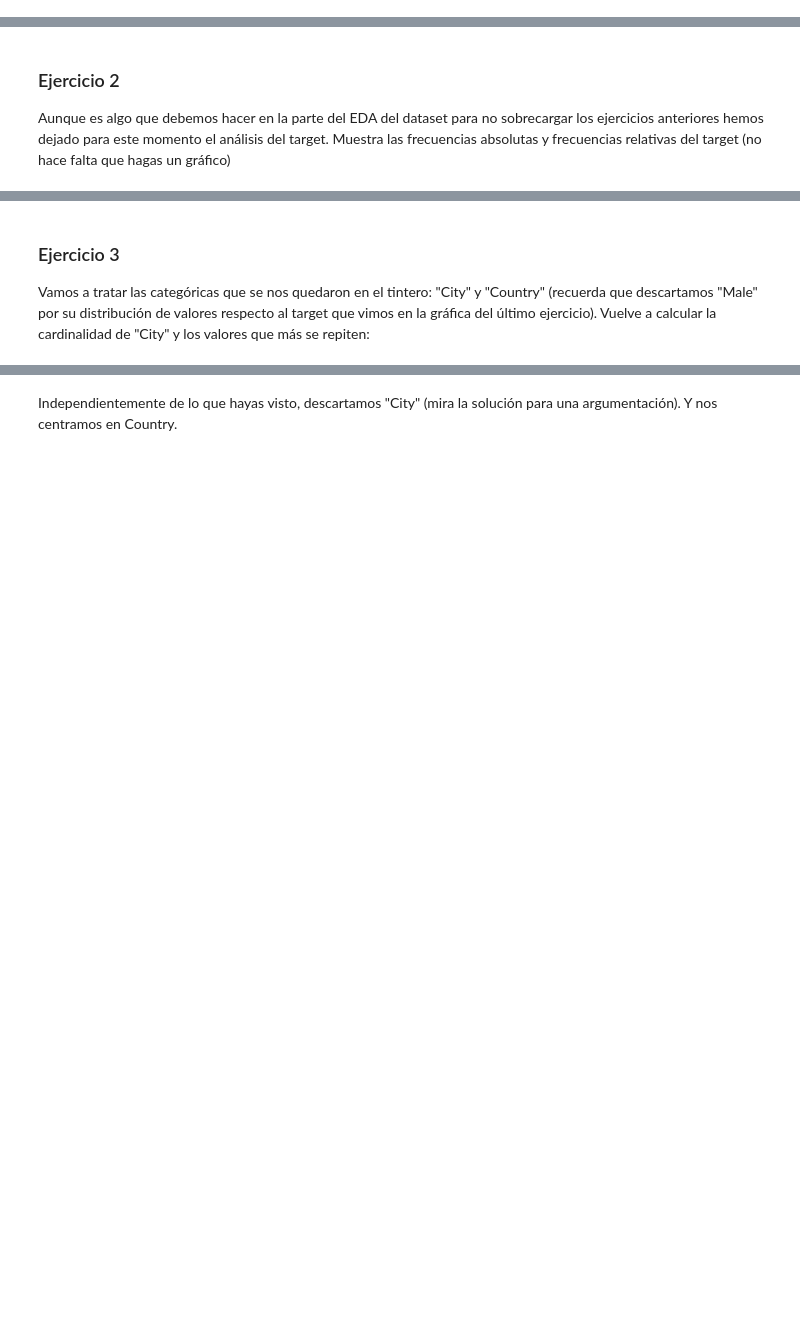
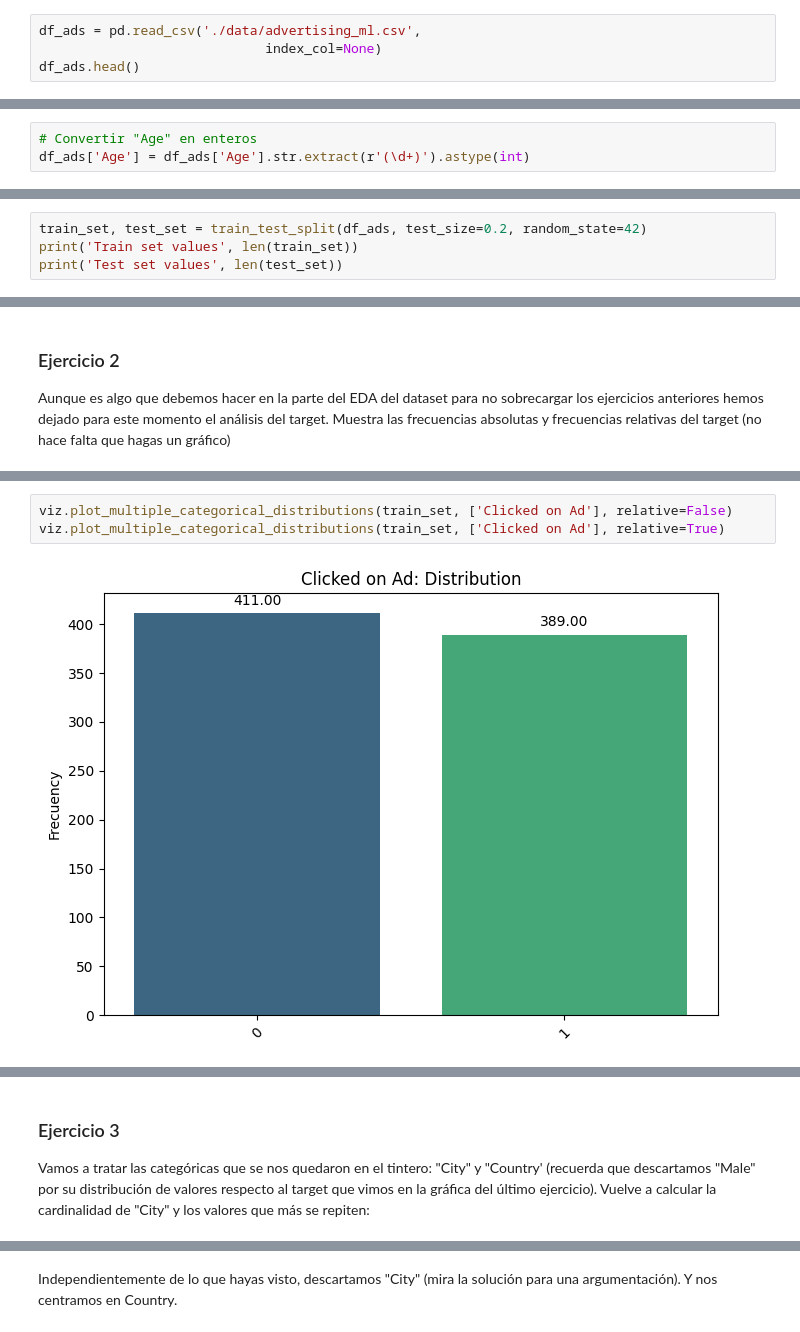
Before and after one commit to elecomexp/ONLINE_DS_THEBRIDGE_2024, a Jupyter notebook: 05_Machine_Learning/S11_Intro_ML/U02_Intro_ML/Ejercicios_Workout/14_Ejercicios_Features.ipynb, the cells around one changed output, grey strips where cells are left out. Drawn from its saved outputs; the diff is of its cells as text; blank space fills up the shorter version.

```diff
--- a/05_Machine_Learning/S11_Intro_ML/U02_Intro_ML/Ejercicios_Workout/14_Ejercicios_Features.ipynb
+++ b/05_Machine_Learning/S11_Intro_ML/U02_Intro_ML/Ejercicios_Workout/14_Ejercicios_Features.ipynb
@@ -19,3 +25,7 @@ import seaborn as sns
 ### Ejercicio 1
 
 Carga el dataset de advertising, convierte la variable edad a numérica y haz el split en train y test como hicimos en la tanda de ejercicios anterior (usa una semilla de 42 y un reparto 80-20)
+# %%
+df_ads = pd.read_csv('./data/advertising_ml.csv',
+                             index_col=None)
+df_ads.head()
@@ -21,0 +39,3 @@ Carga el dataset de advertising, convierte la variable edad a numérica y haz el
+# %%
+# Convertir "Age" en enteros
+df_ads['Age'] = df_ads['Age'].str.extract(r'(\d+)').astype(int)
@@ -21,0 +74,4 @@ Carga el dataset de advertising, convierte la variable edad a numérica y haz el
+# %%
+train_set, test_set = train_test_split(df_ads, test_size=0.2, random_state=42)
+print('Train set values', len(train_set))
+print('Test set values', len(test_set))
@@ -25,0 +114,5 @@ Aunque es algo que debemos hacer en la parte del EDA del dataset para no sobreca
+# %%
+viz.plot_multiple_categorical_distributions(train_set, ['Clicked on Ad'], relative=False)
+viz.plot_multiple_categorical_distributions(train_set, ['Clicked on Ad'], relative=True)
+# %% [output]
+[figure, added]
@@ -26,4 +120,4 @@ Aunque es algo que debemos hacer en la parte del EDA del dataset para no sobreca
 # %% [markdown]
 ### Ejercicio 3
 
-Vamos a tratar las categóricas que se nos quedaron en el tintero: "City" y "Country" (recuerda que descartamos "Male" por su distribución de valores respecto al target que vimos en la gráfica del último ejercicio). Vuelve a calcular la cardinalidad de "City" y los valores que más se repiten:
+Vamos a tratar las categóricas que se nos quedaron en el tintero: "City" y "Country' (recuerda que descartamos "Male" por su distribución de valores respecto al target que vimos en la gráfica del último ejercicio). Vuelve a calcular la cardinalidad de "City" y los valores que más se repiten:
```
Also changed, not shown: parts of 20 cells of this notebook, 3 other files.
